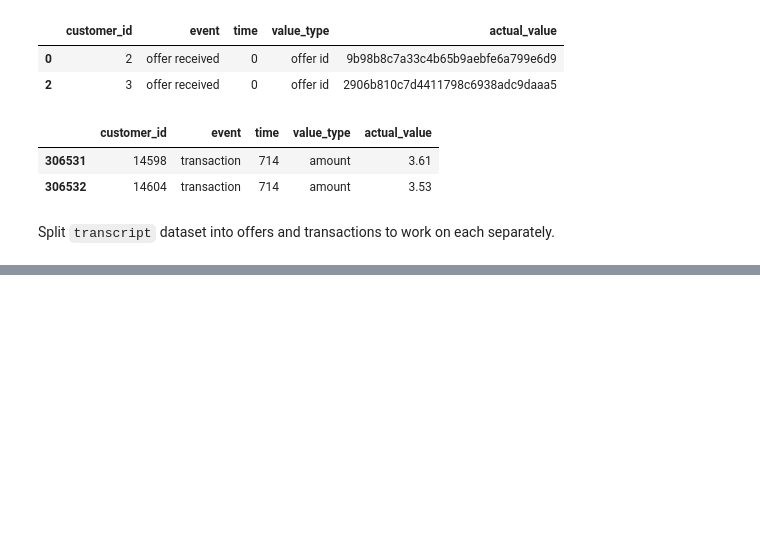
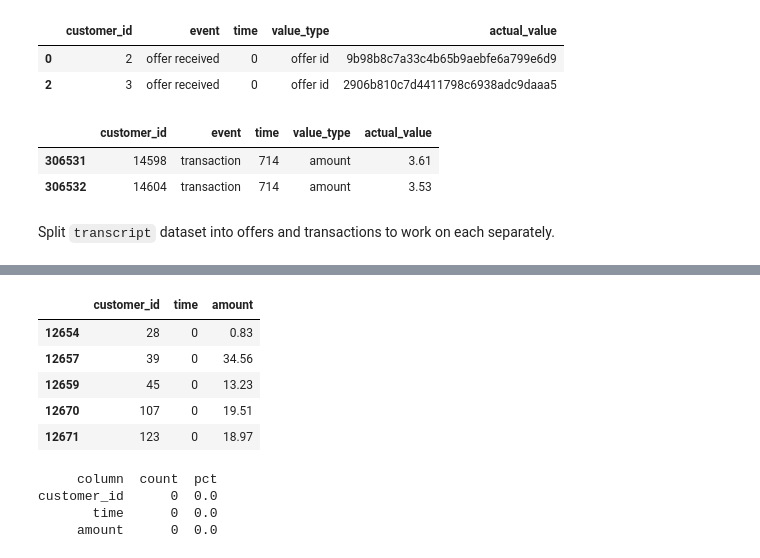
Before and after one commit to codeefy/Starbucks-Customer-Segmentation-, a Jupyter notebook: segmentation.ipynb, the cells around one changed output, grey strips where cells are left out. Drawn from its saved outputs; the diff is of its cells as text; code cells hidden in the pictures; blank space fills up the shorter version.

```diff
--- a/segmentation.ipynb
+++ b/segmentation.ipynb
@@ -587,0 +626,16 @@ Split `transcript` dataset into offers and transactions to work on each separate
+# %%
+transactions_df.head()
+# %% [output]
+|  | customer_id | time | amount |
+| 12654 | 28 | 0 | 0.83 |
+| 12657 | 39 | 0 | 34.56 |
+| 12659 | 45 | 0 | 13.23 |
+| 12670 | 107 | 0 | 19.51 |
+| 12671 | 123 | 0 | 18.97 |
+# %%
+u.compute_null_pct(transactions_df)
+# %% [output]
+     column  count  pct
+customer_id      0  0.0
+       time      0  0.0
+     amount      0  0.0
```
Also changed, not shown: parts of 27 cells of this notebook, 1 other file.
